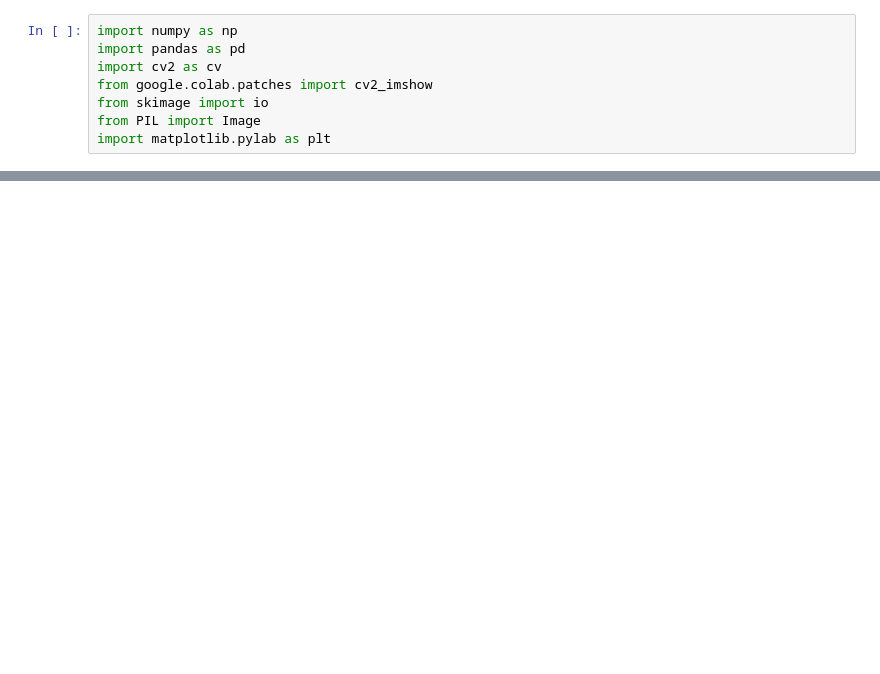
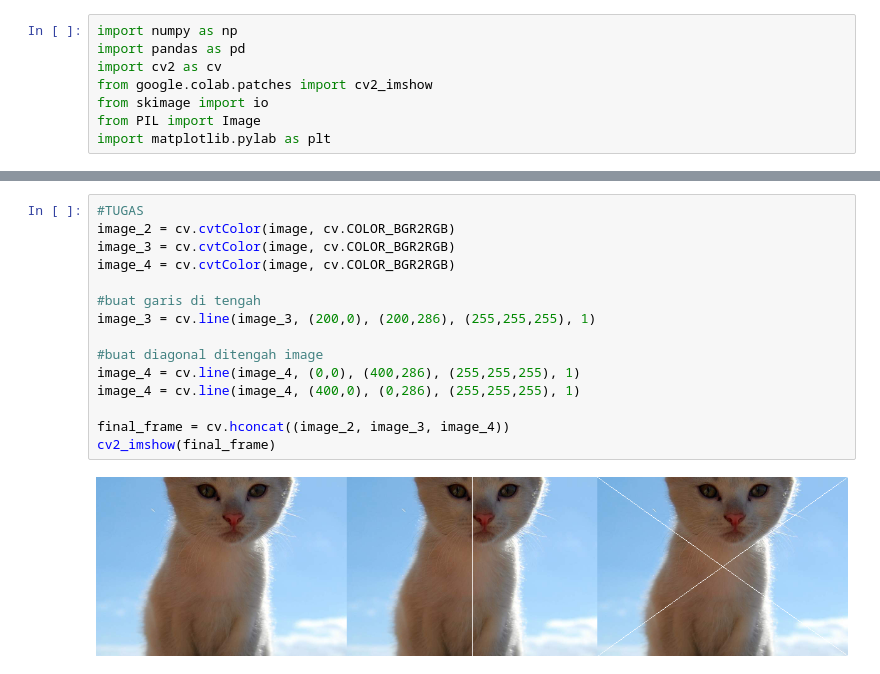
Before and after one commit to AmelliaKurniaty/PCVK_GENAP_2021, a Jupyter notebook: Modul1.ipynb, the cells around one changed output, grey strips where cells are left out. Saved outputs shown, nothing was run; the diff lists cells and outputs as text; blank space fills up the shorter version.

Commit message:
Tugas Modul 1

```diff
--- a/Modul1.ipynb
+++ b/Modul1.ipynb
@@ -44,0 +45,17 @@ cv2_imshow(final_frame)
+# %%
+#TUGAS
+image_2 = cv.cvtColor(image, cv.COLOR_BGR2RGB)
+image_3 = cv.cvtColor(image, cv.COLOR_BGR2RGB)
+image_4 = cv.cvtColor(image, cv.COLOR_BGR2RGB)
+
+#buat garis di tengah
+image_3 = cv.line(image_3, (200,0), (200,286), (255,255,255), 1)
+
+#buat diagonal ditengah image
+image_4 = cv.line(image_4, (0,0), (400,286), (255,255,255), 1)
+image_4 = cv.line(image_4, (400,0), (0,286), (255,255,255), 1)
+
+final_frame = cv.hconcat((image_2, image_3, image_4))
+cv2_imshow(final_frame)
+# %% [output]
+[figure, added]
```
Also changed, not shown: parts of 3 cells of this notebook.
